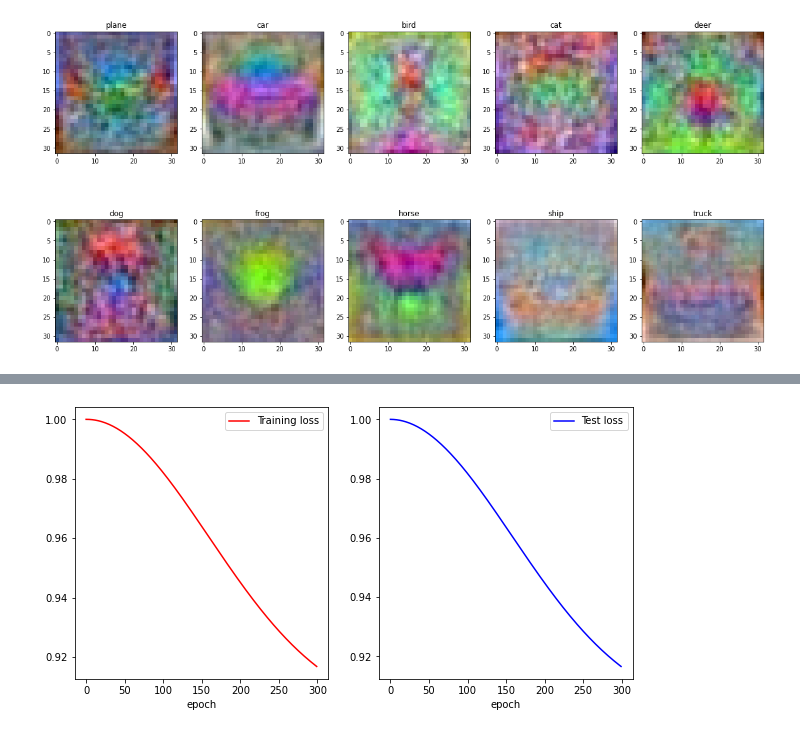
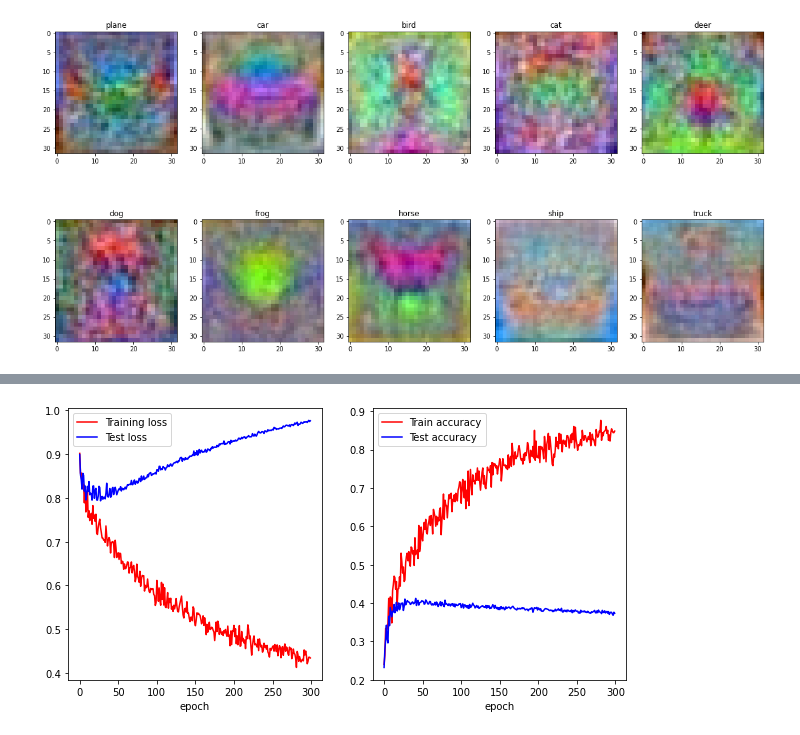
Before and after one commit to ransaraw98/cv_assignments, a Jupyter notebook: ASSIGNMENT_4/main.ipynb, the cells around one changed output, grey strips where cells are left out. Drawn from its saved outputs; the diff is of its cells as text; code cells hidden in the pictures.

```diff
--- a/ASSIGNMENT_4/main.ipynb
+++ b/ASSIGNMENT_4/main.ipynb
@@ -125,15 +140,0 @@ plt.show()
-# %%
-classes = ['plane', 'car', 'bird', 'cat', 'deer', 'dog', 'frog', 'horse', 'ship', 'truck']
-num_classes = len(classes)
-samples_per_class = 7
-for y, cls in enumerate(classes):
-    idxs = np.flatnonzero(y_train == y)
-    idxs = np.random.choice(idxs, samples_per_class, replace=False)
-    for i, idx in enumerate(idxs):
-        plt_idx = i * num_classes + y + 1
-        plt.subplot(samples_per_class, num_classes, plt_idx)
-        plt.imshow(x_train[idx].astype('uint8'))
-        plt.axis('off')
-        if i == 0:
-            plt.title(cls)
-plt.show()
@@ -150,0 +168,7 @@ import time
+# %%
+def sigmoid(alpha):
+    return 1/(1+np.exp(-alpha))
+def accuracy(scores,ytrain):
+    predclass = np.argmax(scores,axis=0)
+    trueclass = np.argmax(ytrain,axis=0)
+    return (np.sum(predclass==trueclass)/trueclass.size)
@@ -159,7 +305,7 @@ Nte = x_test.shape[0]
 Din = 3072 # CIFAR10
 # Din = 784 # MINIST
 # Normalize pixel values
-x_train, x_test = x_train / 255.0, x_test / 255.0
+#x_train, x_test = x_train / 255.0, x_test / 255.0
 mean_image = np.mean(x_train, axis=0)                   #normalizing
 x_train = x_train - mean_image
 x_test = x_test - mean_image
@@ -172,14 +318,14 @@ x_train = np.insert(x_train,3072,np.zeros((50000,)),axis=1).T # add zeros to inc
 x_test = x_test.astype('float32')
 x_test = np.insert(x_test,3072,np.zeros((10000,)),axis=1).T
 std=1e-5
-#batchsize = 500
+batchsize = 500
 H =200                              #hidden nodes (neurons)
 w_1 = std*np.random.randn(H, Din+1) # biasing trick 200x3073 matrix
 w_2 = std*np.random.randn(K, H)     # 10x200 matrix
 epochs = 300
-lr = 0.025
-lr_decay= 0.99999
-reg =  5e-8
+lr = 0.02
+lr_decay= 0.999
+reg =  5e-5
 loss_history = []
 train_acc_history = []
 val_acc_history = []
@@ -271,15 +417,17 @@ KeyboardInterrupt:
 # %%
 x_axis = np.arange(0,300,1)
 fig,axes = plt.subplots(1,2,figsize=(10,5))
-axes[0].plot(x_axis,loss_history,'r',label ='Training loss')
-axes[1].plot(x_axis,val_loss_history,'b',label ='Test loss')
+axes[0].plot(x_axis,loss_history[0:],'r',label ='Training loss')
+axes[0].plot(x_axis,val_loss_history[0:],'b',label ='Test loss')
+axes[1].plot(x_axis,train_acc_history,'r',label ='Train accuracy')
+axes[1].plot(x_axis,val_acc_history,'b',label ='Test accuracy')
 axes[0].legend()
 axes[1].legend()
 axes[0].set_xlabel('epoch')
 axes[1].set_xlabel('epoch')
 plt.show()
 # %% [output]
-[figure, old version]
+[figure, new version]
 # %%
 fig,axes1 = plt.subplots(1,2,figsize=(10,5))
 axes1[0].plot(x_axis,train_acc_history,'r',label ='Train accuracy')
```
Also changed, not shown: parts of 22 cells of this notebook, 2 other files.
